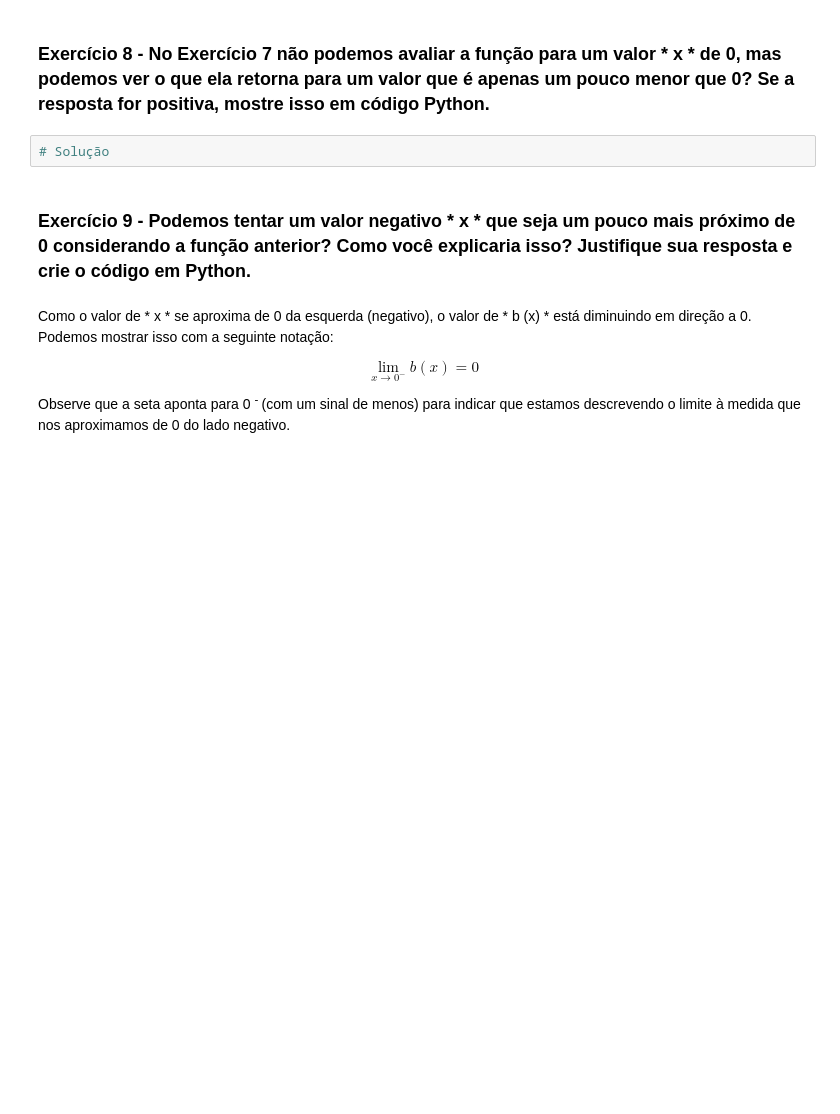
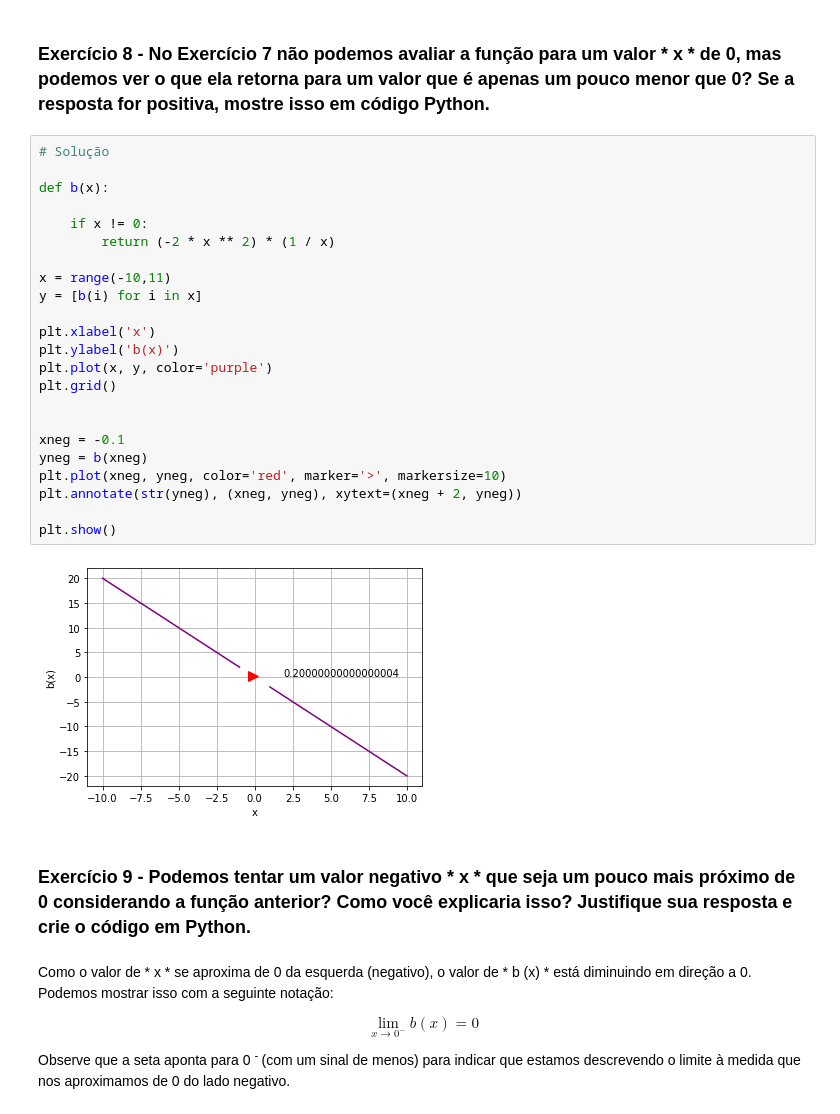
Before and after one commit to Angelicogfa/python-matematica-machine-learning, a Jupyter notebook: modulos/modulo-09/Exercicios08.ipynb, the cells around one changed output. Saved outputs shown, nothing was run; the diff lists cells and outputs as text; blank space fills up the shorter version.

```diff
--- a/modulos/modulo-09/Exercicios08.ipynb
+++ b/modulos/modulo-09/Exercicios08.ipynb
@@ -465,7 +481,30 @@ A saída desta função contém uma lacuna na linha onde x = 0. Parece que não
 # %% [markdown]
 ### Exercício 8 - No Exercício 7 não podemos avaliar a função para um valor * x * de 0, mas podemos ver o que ela retorna para um valor que é apenas um pouco menor que 0? Se a resposta for positiva, mostre isso em código Python.
-# %%
-# Solução
+# %%
+# Solução
+
+def b(x):
+
+    if x != 0:
+        return (-2 * x ** 2) * (1 / x)
+
+x = range(-10,11)
+y = [b(i) for i in x]
+
+plt.xlabel('x')
+plt.ylabel('b(x)')
+plt.plot(x, y, color='purple')
+plt.grid()
+
+
+xneg = -0.1
+yneg = b(xneg)
+plt.plot(xneg, yneg, color='red', marker='>', markersize=10)
+plt.annotate(str(yneg), (xneg, yneg), xytext=(xneg + 2, yneg))
+
+plt.show()
+# %% [output]
+[figure, added]
 # %% [markdown]
 ### Exercício 9 - Podemos tentar um valor negativo * x * que seja um pouco mais próximo de 0 considerando a função anterior? Como você explicaria isso? Justifique sua resposta e crie o código em Python.
 # %% [markdown]
```
Also changed, not shown: parts of 10 cells of this notebook.
